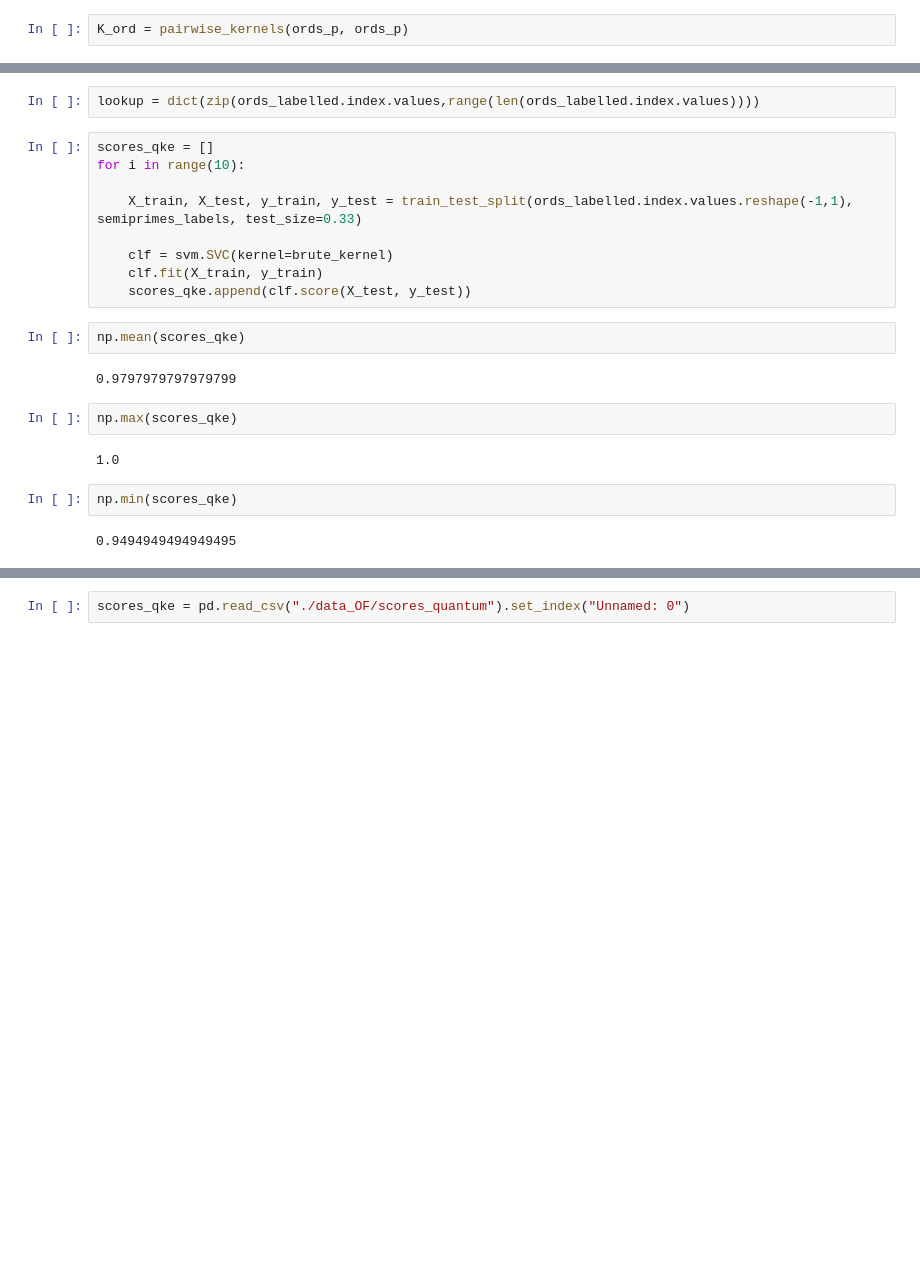
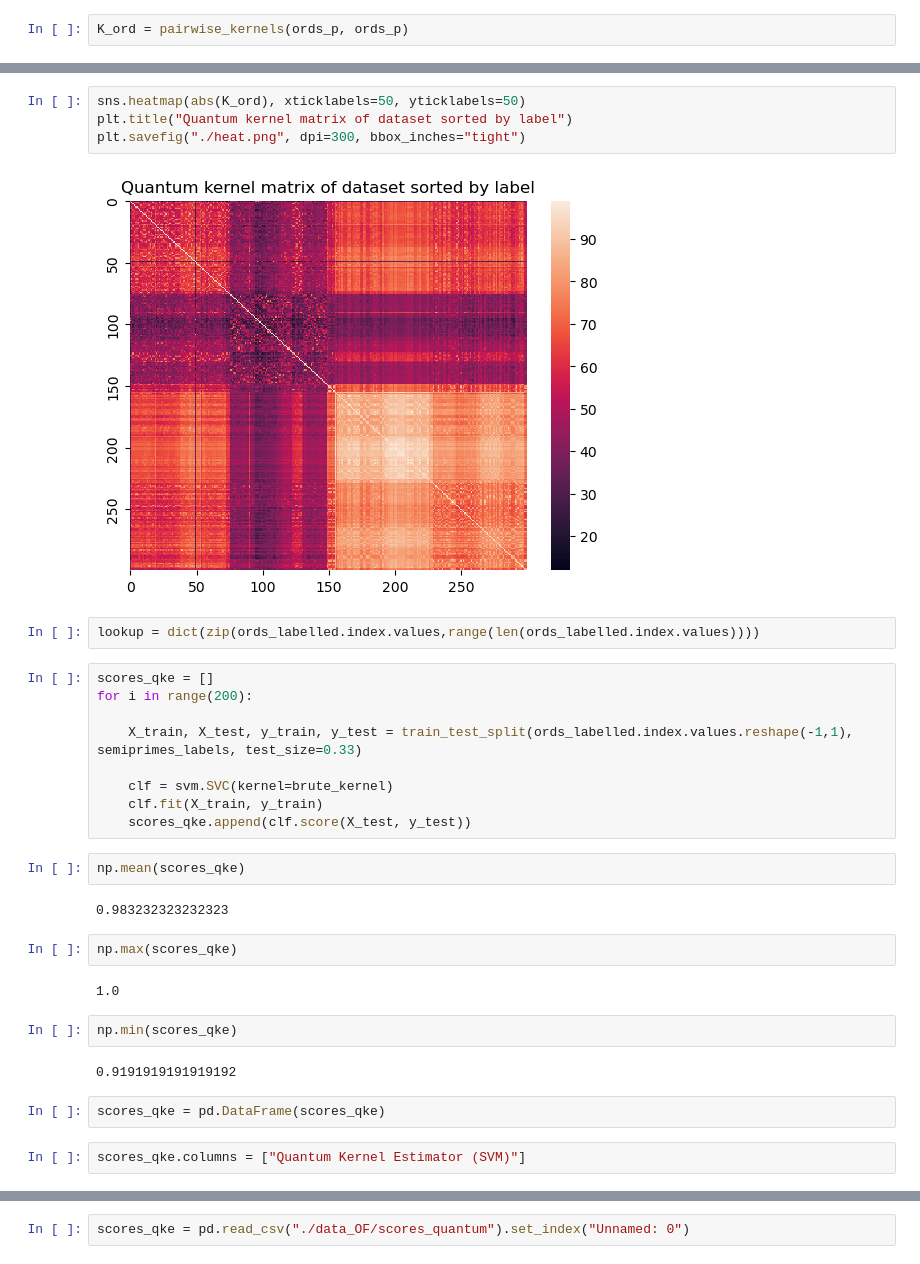
Before and after one commit to Irnamosa/QuantumImage, a Jupyter notebook: kernel/featuremap/OF_final.ipynb, the cells around one changed output, grey strips where cells are left out. Saved outputs shown, nothing was run; the diff lists cells and outputs as text; blank space fills up the shorter version.

```diff
--- a/kernel/featuremap/OF_final.ipynb
+++ b/kernel/featuremap/OF_final.ipynb
@@ -175,23 +190,33 @@ Text(0.5, 1.0, 'Kernel matrix of dataset sorted by class')
+# %%
+sns.heatmap(abs(K_ord), xticklabels=50, yticklabels=50)
+plt.title("Quantum kernel matrix of dataset sorted by label")
+plt.savefig("./heat.png", dpi=300, bbox_inches="tight")
+# %% [output]
+[figure, added]
 # %%
 lookup = dict(zip(ords_labelled.index.values,range(len(ords_labelled.index.values))))
 # %%
 scores_qke = []
-for i in range(10):
+for i in range(200):
 
     X_train, X_test, y_train, y_test = train_test_split(ords_labelled.index.values.reshape(-1,1), semiprimes_labels, test_size=0.33)
 
     clf = svm.SVC(kernel=brute_kernel)
     clf.fit(X_train, y_train)
     scores_qke.append(clf.score(X_test, y_test))
-# %%
-np.mean(scores_qke)
-# %% [output]
-0.9797979797979799
-# %%
-np.max(scores_qke)
-# %% [output]
-1.0
-# %%
-np.min(scores_qke)
-# %% [output]
-0.9494949494949495
+# %%
+np.mean(scores_qke)
+# %% [output]
+0.983232323232323
+# %%
+np.max(scores_qke)
+# %% [output]
+1.0
+# %%
+np.min(scores_qke)
+# %% [output]
+0.9191919191919192
+# %%
+scores_qke = pd.DataFrame(scores_qke)
+# %%
+scores_qke.columns = ["Quantum Kernel Estimator (SVM)"]
```
Also changed, not shown: parts of 117 cells of this notebook, 19 other files.
